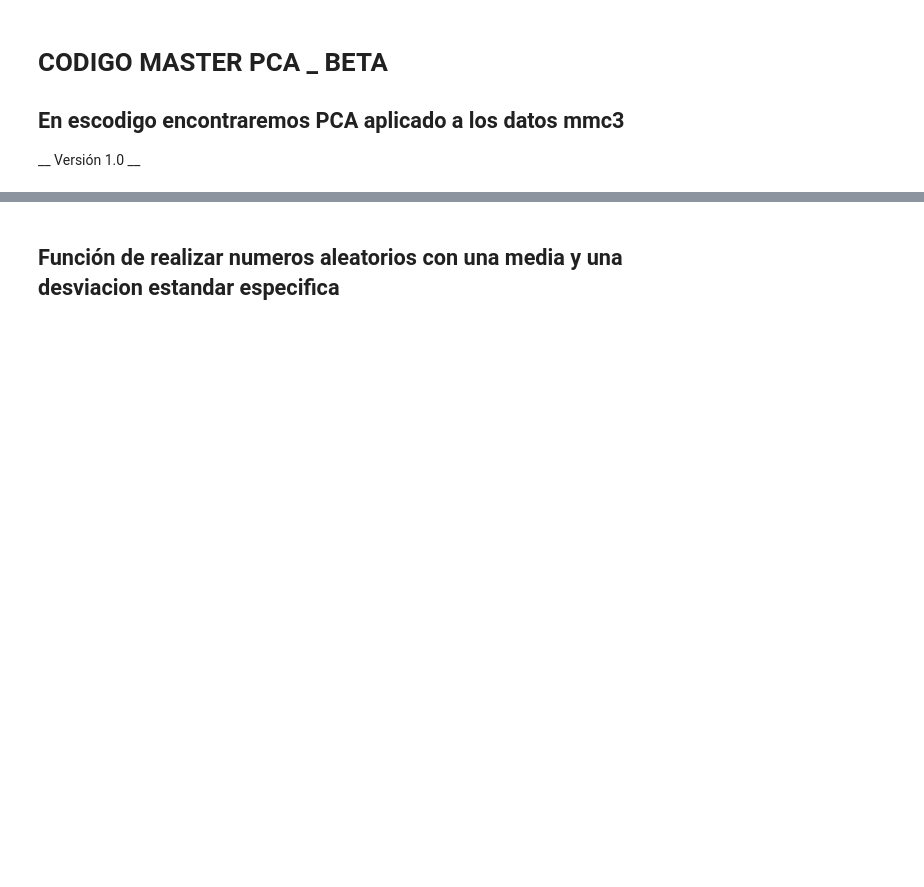
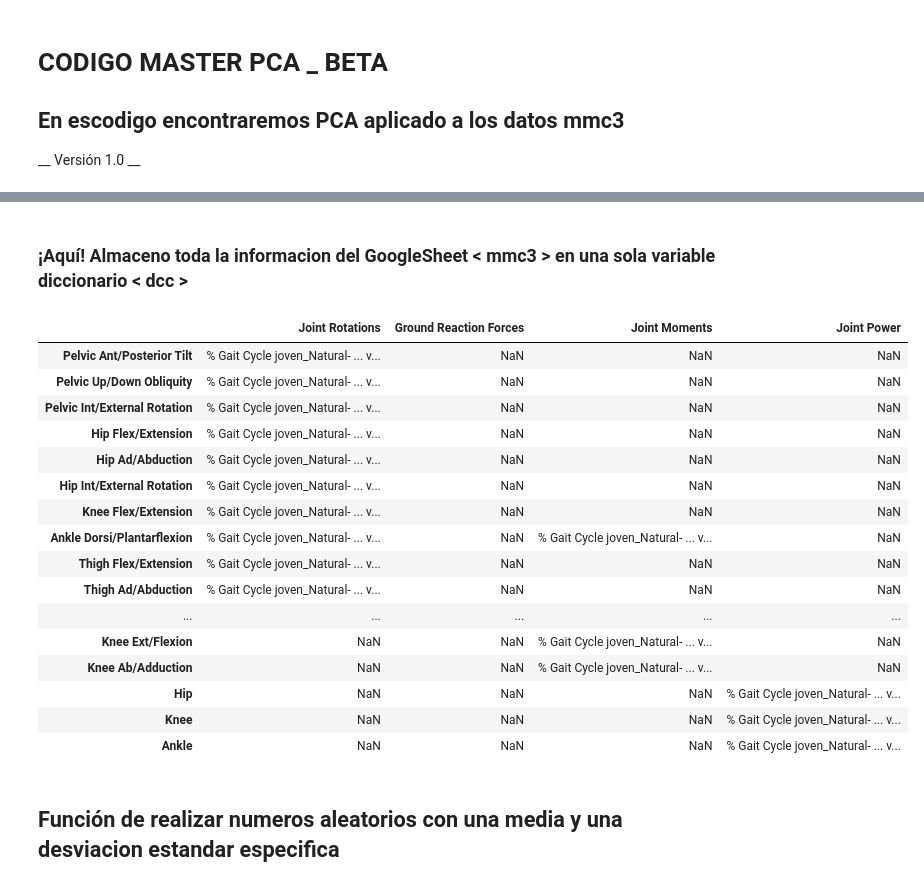
Before and after one commit to Beta628427/Tesis, a Jupyter notebook: 2_Beta___Cod/Beta_PCA/PCA_Cod_master_v1.ipynb, the cells around one changed output, grey strips where cells are left out. Saved outputs shown, nothing was run; the diff lists cells and outputs as text; code cells hidden in the pictures; blank space fills up the shorter version.

```diff
--- a/2_Beta___Cod/Beta_PCA/PCA_Cod_master_v1.ipynb
+++ b/2_Beta___Cod/Beta_PCA/PCA_Cod_master_v1.ipynb
@@ -61,3 +22,74 @@ pd.DataFrame(df)
+# %% [markdown]
+### ¡Aquí! Almaceno toda la informacion del GoogleSheet < mmc3 > en una sola variable diccionario < dcc >
+# %%
+# Creamos la variable diccionario
+sh = gc.open('mmc3') # Abro GoogleSheet < mmc3 >
+#···············································································
+wk_lista = sh.worksheets()                                           # Variables
+dcc , dcc_art = {} , {}
+ndatos = 101              # numeros de frames en este caso de 0-100 = 101 datos
+target_colum = ['% Gait Cycle',
+                'joven_Natural-',   'joven_Natural',   'joven_Natural+',
+                'joven_XS-',        'joven_XS',        'joven_XS+',
+                'joven_S-',         'joven_S',         'joven_S+',
+                'joven_M-',         'joven_M',         'joven_M+',
+                'joven_L-',         'joven_L',         'joven_L+',
+                'joven_Toe-',       'joven_Toe',       'joven_Toe+',
+                'joven_Heel-',      'joven_Heel',      'joven_Heel+',
+                'joven_Ascending-', 'joven_Ascending', 'joven_Ascending+',
+                'joven_Descending-','joven_Descending','joven_Descending+',
+                'viejo_Natural-',   'viejo_Natural',   'viejo_Natural+',
+                'viejo_XS-',        'viejo_XS',        'viejo_XS+',
+                'viejo_S-',         'viejo_S',         'viejo_S+',
+                'viejo_M-',         'viejo_M',         'viejo_M+',
+                'viejo_L-',         'viejo_L',         'viejo_L+',
+                'viejo_Toe-',       'viejo_Toe',       'viejo_Toe+',
+                'viejo_Heel-',      'viejo_Heel',      'viejo_Heel+',
+                'viejo_Ascending-', 'viejo_Ascending', 'viejo_Ascending+',
+                'viejo_Descending-','viejo_Descending','viejo_Descending+']
+#···············································································
+for i in range(1,5):                           # Nombre de las pestañas del mmc3
+  wk = sh.worksheet(wk_lista[i].title)
+  rw = np.array(wk.get_all_values())
+  k  = ""
+  dcc[str(wk_lista[i].title)] = {}
+  _f1 = 1                   # fila de inicio por articulacion
+  _f2 = 102                 # fila final de articulacion
+  iii = 0
+  dcc_art = {}
+  for ii in range(1,rw[:,0].shape[0]):  # Nombre de las articulaciones del sheet
+    j = str(rw[ii,0]) # nombre de la articulacion
+    if str(k) == str(j): # cambio de nombre
+      j = j
+    else:
+      if iii > 0:
+        _f1 = (101 * iii) + 1                  # fila de inicio por articulacion
+        _f2 = _f1 + 101                             # fila final de articulacion
+      tabla = pd.DataFrame(rw[_f1:_f2,1::])
+      tabla.columns = target_colum
+      dcc_art[str(j)] = tabla
+      dcc[str(wk_lista[i].title)] = dcc_art
+      iii = iii + 1
+    k = j
+pd.DataFrame(dcc)
+# %% [output]
+|  | Joint Rotations | Ground Reaction Forces | Joint Moments | Joint Power |
+| Pelvic Ant/Posterior Tilt | % Gait Cycle joven_Natural- ... v... | NaN | NaN | NaN |
+| Pelvic Up/Down Obliquity | % Gait Cycle joven_Natural- ... v... | NaN | NaN | NaN |
+| Pelvic Int/External Rotation | % Gait Cycle joven_Natural- ... v... | NaN | NaN | NaN |
+| Hip Flex/Extension | % Gait Cycle joven_Natural- ... v... | NaN | NaN | NaN |
+| Hip Ad/Abduction | % Gait Cycle joven_Natural- ... v... | NaN | NaN | NaN |
+| Hip Int/External Rotation | % Gait Cycle joven_Natural- ... v... | NaN | NaN | NaN |
+| Knee Flex/Extension | % Gait Cycle joven_Natural- ... v... | NaN | NaN | NaN |
+| Ankle Dorsi/Plantarflexion | % Gait Cycle joven_Natural- ... v... | NaN | % Gait Cycle joven_Natural- ... v... | NaN |
+| Thigh Flex/Extension | % Gait Cycle joven_Natural- ... v... | NaN | NaN | NaN |
+| Thigh Ad/Abduction | % Gait Cycle joven_Natural- ... v... | NaN | NaN | NaN |
+| ... | ... | ... | ... | ... |
+| Knee Ext/Flexion | NaN | NaN | % Gait Cycle joven_Natural- ... v... | NaN |
+| Knee Ab/Adduction | NaN | NaN | % Gait Cycle joven_Natural- ... v... | NaN |
+| Hip | NaN | NaN | NaN | % Gait Cycle joven_Natural- ... v... |
+| Knee | NaN | NaN | NaN | % Gait Cycle joven_Natural- ... v... |
+| Ankle | NaN | NaN | NaN | % Gait Cycle joven_Natural- ... v... |
 # %% [markdown]
 ## Función de realizar numeros aleatorios con una media y una desviacion estandar especifica
 # %%
```
Also changed, not shown: parts of 17 cells of this notebook.
